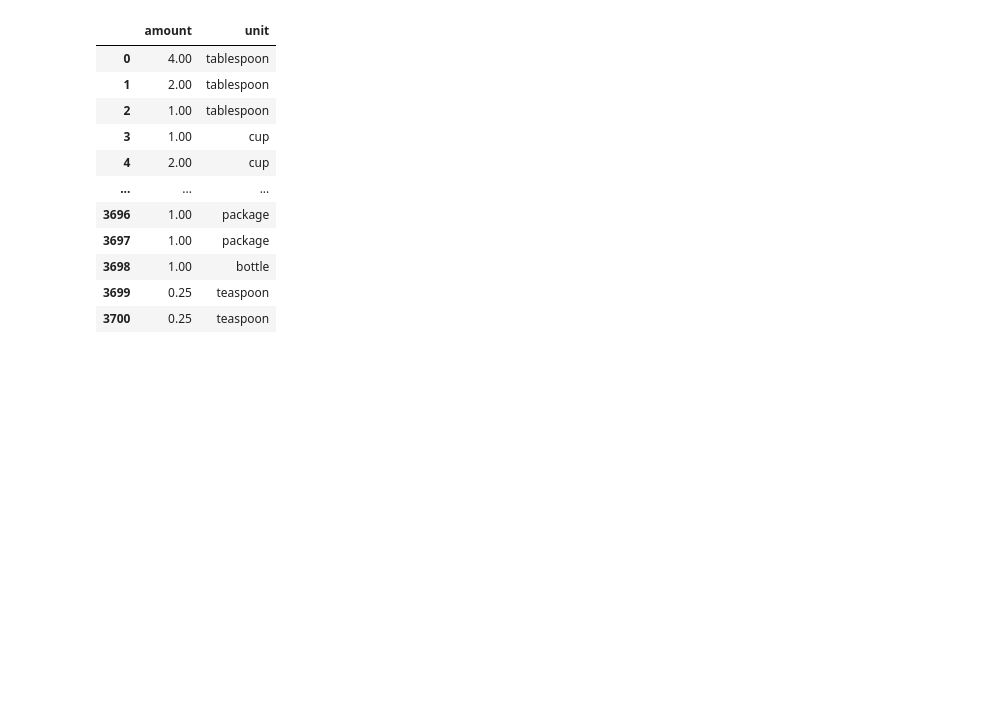
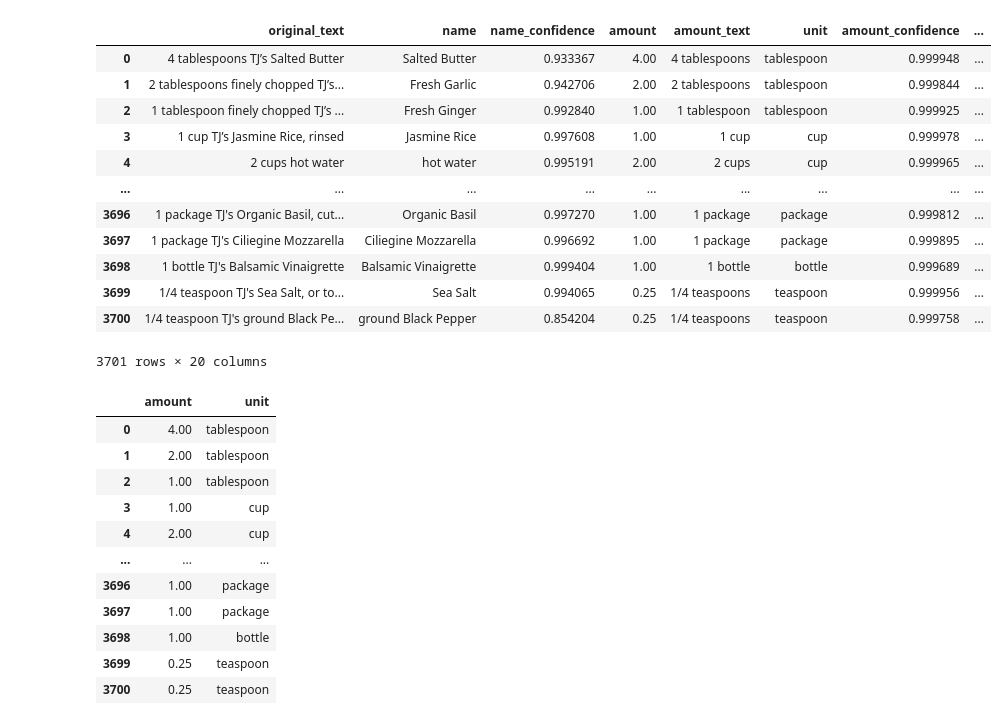
Before and after one commit to btschmid95/team-no-food-waste-for-you, a Jupyter notebook: quantity_exploration/quantity.ipynb, the cells around one changed output. Drawn from its saved outputs; the diff is of its cells as text; code cells hidden in the pictures; blank space fills up the shorter version.

```diff
--- a/quantity_exploration/quantity.ipynb
+++ b/quantity_exploration/quantity.ipynb
@@ -7,6 +7,22 @@ import numpy as np
 
 cookbook = pd.read_csv('../quantity_exploration/parsed_raw_ingredients_all_mini_with_recipe_context.csv')
 tj_inventory = pd.read_csv("../data/trader_joes_products_v3.csv")
+# %%
+cookbook
+# %% [output]
+|  | original_text | name | name_confidence | amount | amount_text | unit | amount_confidence | ... |
+| 0 | 4 tablespoons TJ’s Salted Butter | Salted Butter | 0.933367 | 4.00 | 4 tablespoons | tablespoon | 0.999948 | ... |
+| 1 | 2 tablespoons finely chopped TJ’s... | Fresh Garlic | 0.942706 | 2.00 | 2 tablespoons | tablespoon | 0.999844 | ... |
+| 2 | 1 tablespoon finely chopped TJ’s ... | Fresh Ginger | 0.992840 | 1.00 | 1 tablespoon | tablespoon | 0.999925 | ... |
+| 3 | 1 cup TJ’s Jasmine Rice, rinsed | Jasmine Rice | 0.997608 | 1.00 | 1 cup | cup | 0.999978 | ... |
+| 4 | 2 cups hot water | hot water | 0.995191 | 2.00 | 2 cups | cup | 0.999965 | ... |
+| ... | ... | ... | ... | ... | ... | ... | ... | ... |
+| 3696 | 1 package TJ's Organic Basil, cut... | Organic Basil | 0.997270 | 1.00 | 1 package | package | 0.999812 | ... |
+| 3697 | 1 package TJ's Ciliegine Mozzarella | Ciliegine Mozzarella | 0.996692 | 1.00 | 1 package | package | 0.999895 | ... |
+| 3698 | 1 bottle TJ's Balsamic Vinaigrette | Balsamic Vinaigrette | 0.999404 | 1.00 | 1 bottle | bottle | 0.999689 | ... |
+| 3699 | 1/4 teaspoon TJ's Sea Salt, or to... | Sea Salt | 0.994065 | 0.25 | 1/4 teaspoons | teaspoon | 0.999956 | ... |
+| 3700 | 1/4 teaspoon TJ's ground Black Pe... | ground Black Pepper | 0.854204 | 0.25 | 1/4 teaspoons | teaspoon | 0.999758 | ... |
+3701 rows × 20 columns
 # %%
 # grabbing amount and units from cookbook to make
 ingre_units= cookbook[['amount', 'unit']].copy()
```
